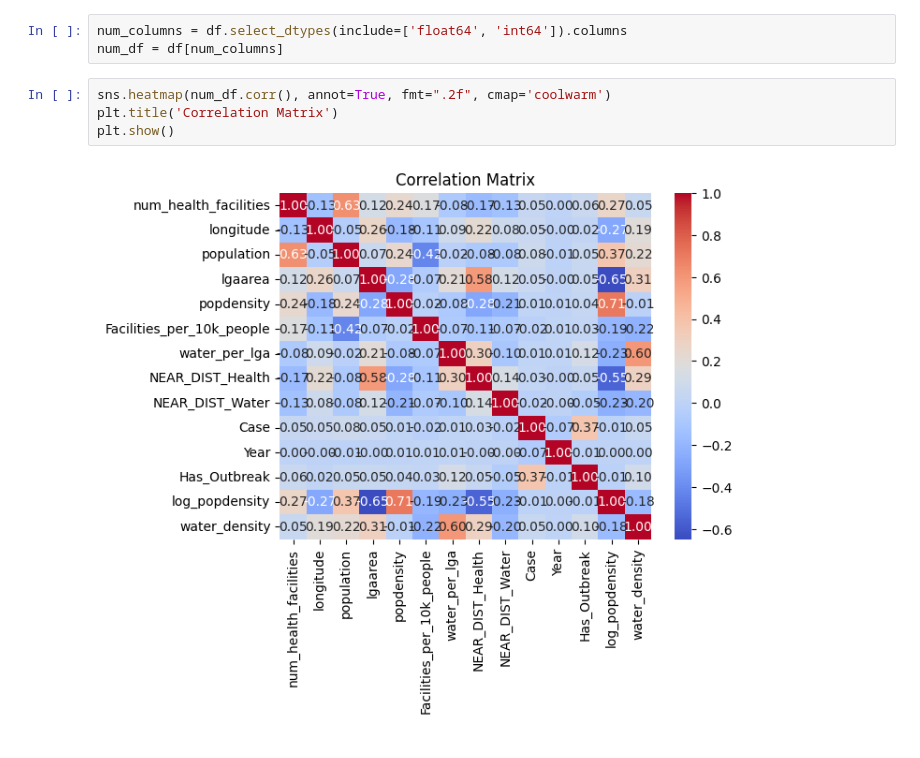
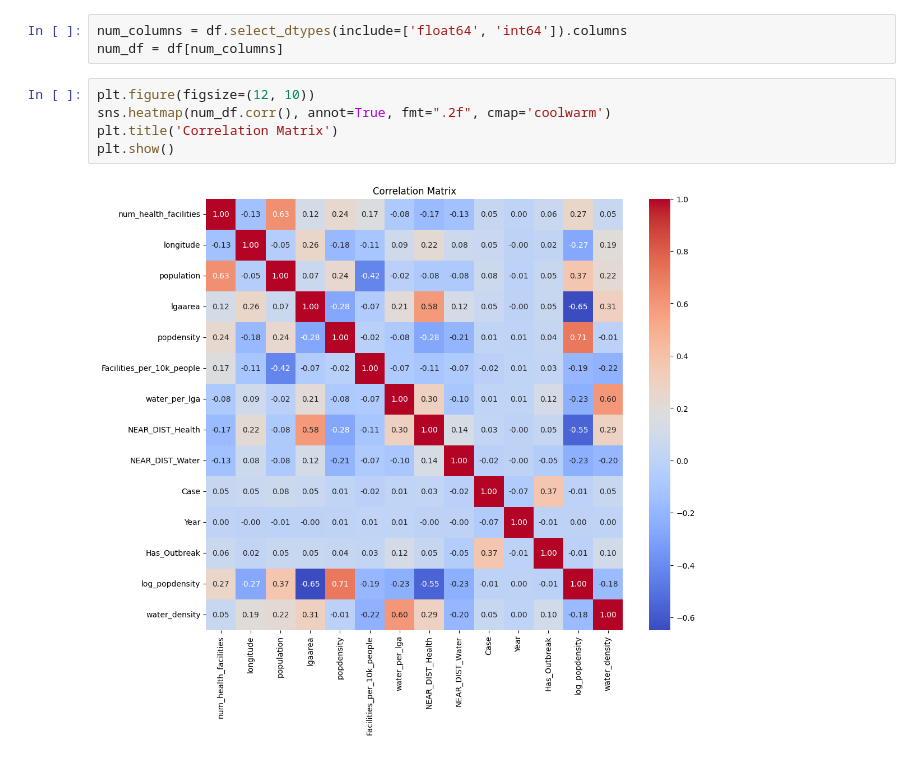
Before and after one commit to Kingcharly/GeoAI-Cholera-Risk-Prediction-Model--Spatio-Temporal-Analysis-, a Jupyter notebook: notebooks/EDA.ipynb, the cells around one changed output. Drawn from its saved outputs; the diff is of its cells as text.

```diff
--- a/notebooks/EDA.ipynb
+++ b/notebooks/EDA.ipynb
@@ -112,8 +112,9 @@ cases_by_state.to_csv('../data/cases_by_state.csv', index=False)
 num_columns = df.select_dtypes(include=['float64', 'int64']).columns
 num_df = df[num_columns]
 # %%
+plt.figure(figsize=(12, 10))
 sns.heatmap(num_df.corr(), annot=True, fmt=".2f", cmap='coolwarm')
 plt.title('Correlation Matrix')
 plt.show()
 # %% [output]
-[figure, old version]
+[figure, new version]
```
Also changed, not shown: 2 other files.
